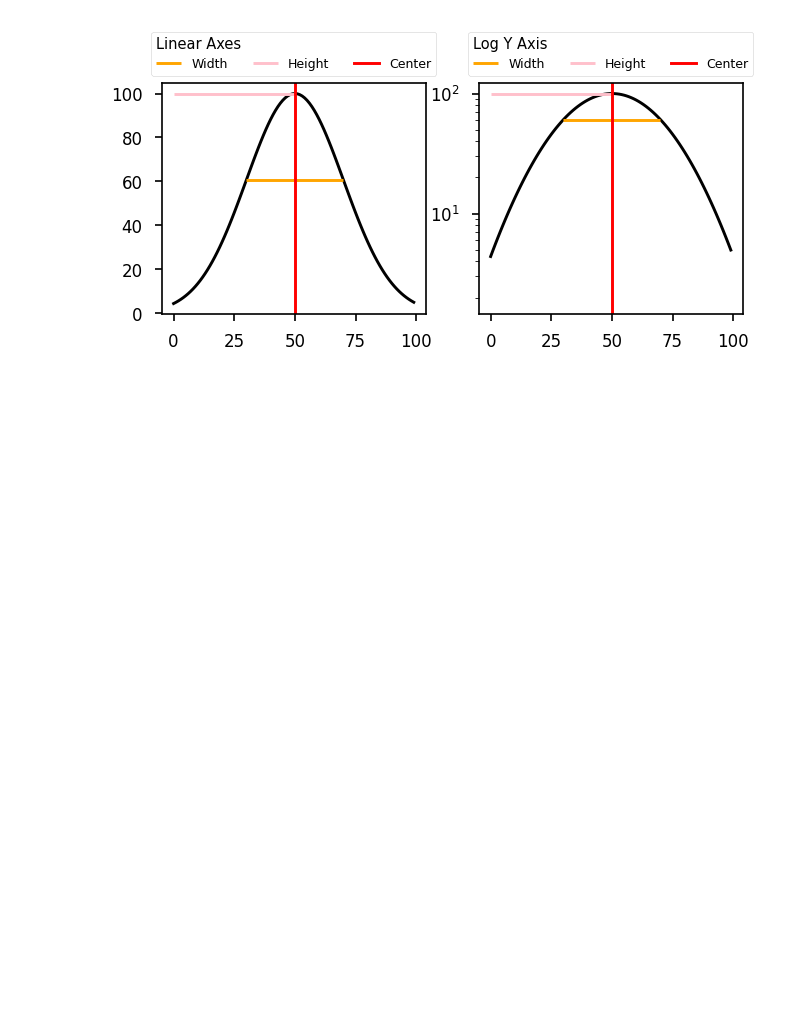
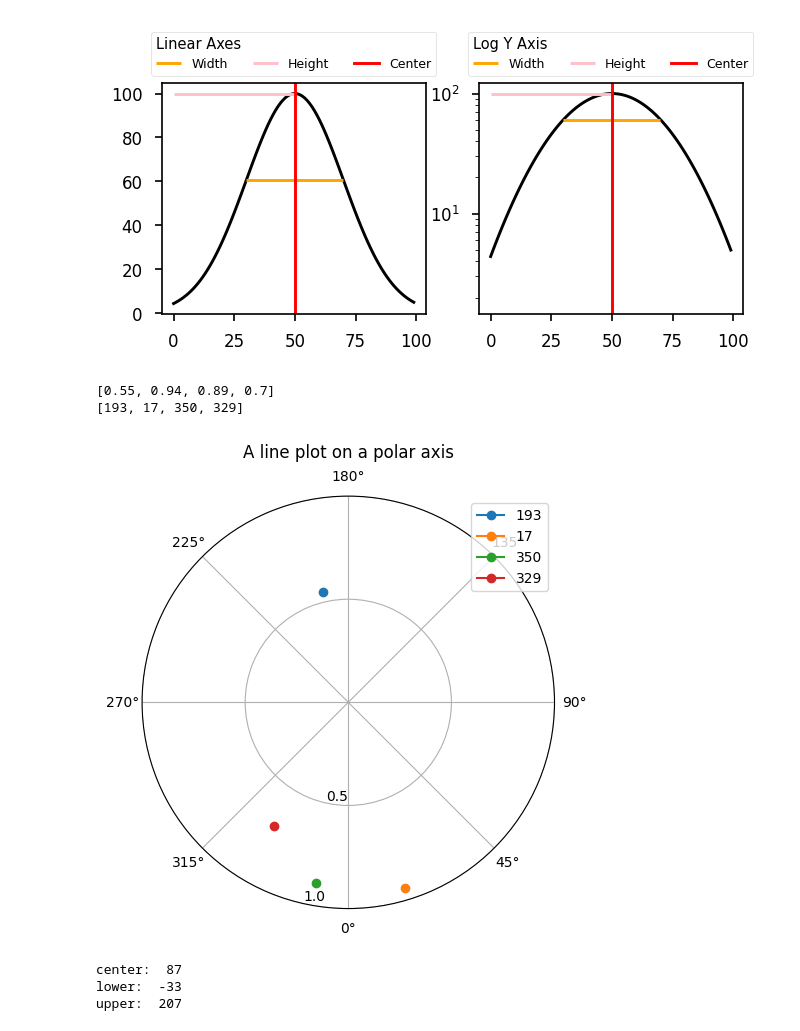
Before and after one commit to JaxLang/JTL_SEPDistributionTool, a Jupyter notebook: DummyTesters.ipynb, the cells around one changed output. Cells and saved outputs as stored; diff of their text form; code cells hidden in the pictures; blank space fills up the shorter version.

```diff
--- a/DummyTesters.ipynb
+++ b/DummyTesters.ipynb
@@ -143,0 +147,48 @@ plt.show()
+# %%
+rndm_angle = []
+rn_rad = []
+for n in range(4):
+    rndm_angle.append(rn.randrange(0,360))
+    rn_rad.append(rn.randrange(55,95)/100)
+# %%
+print(rn_rad)
+print(rndm_angle)
+# %% [output]
+[0.55, 0.94, 0.89, 0.7]
+[193, 17, 350, 329]
+# %%
+import matplotlib.pyplot as plt
+import numpy as np
+
+r = np.arange(0, 2, 0.01)
+theta = 2 * np.pi * r
+
+fig, axs = plt.subplots(1, 1, figsize=(5, 5), subplot_kw={'projection': 'polar'},
+                        layout='constrained')
+ax = axs
+for n in range(4):
+    ax.plot(np.deg2rad(rndm_angle[n]), rn_rad[n], marker='o', linestyle=None, label=rndm_angle[n])
+ax.set_rmax(1)
+ax.set_rticks([0.5, 1])  # Fewer radial ticks
+ax.set_rlabel_position(-12.5)  # Move radial labels away from plotted line
+ax.grid(True)
+ax.set_theta_zero_location('S')
+ax.set_thetamin(0)
+ax.set_thetamax(360)
+ax.legend()
+
+ax.set_title("A line plot on a polar axis", va='bottom')
+plt.show()
+# %% [output]
+[figure, added]
+# %%
+maxamp_pos = rn.randrange(-180,180)
+print('center: ', maxamp_pos)
+lower_lim = maxamp_pos - 120
+print('lower: ', lower_lim)
+upper_lim = maxamp_pos + 120
+print('upper: ', upper_lim)
+# %% [output]
+center:  87
+lower:  -33
+upper:  207
```
Also changed, not shown: parts of 1 cell of this notebook, 1 other file.
